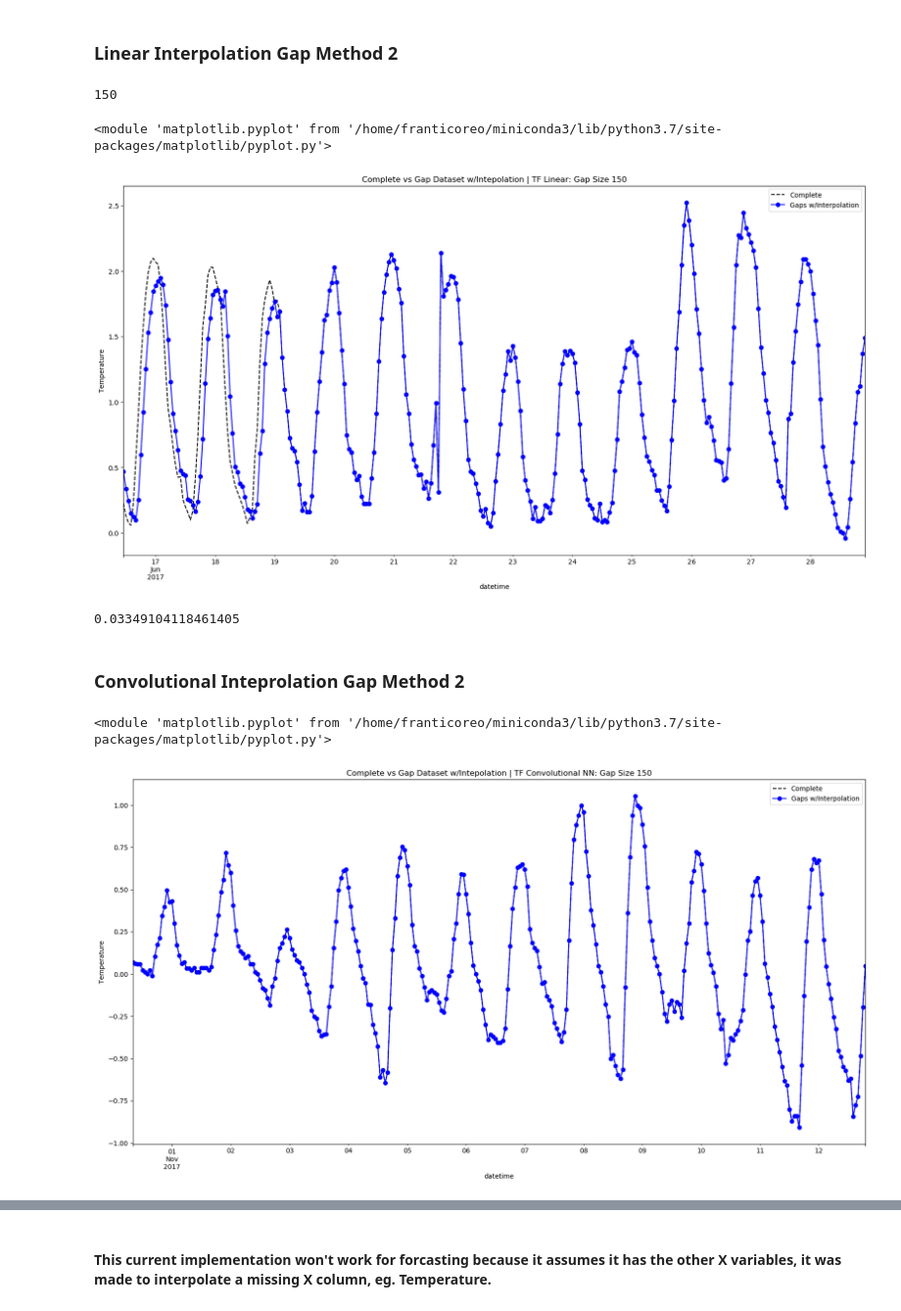
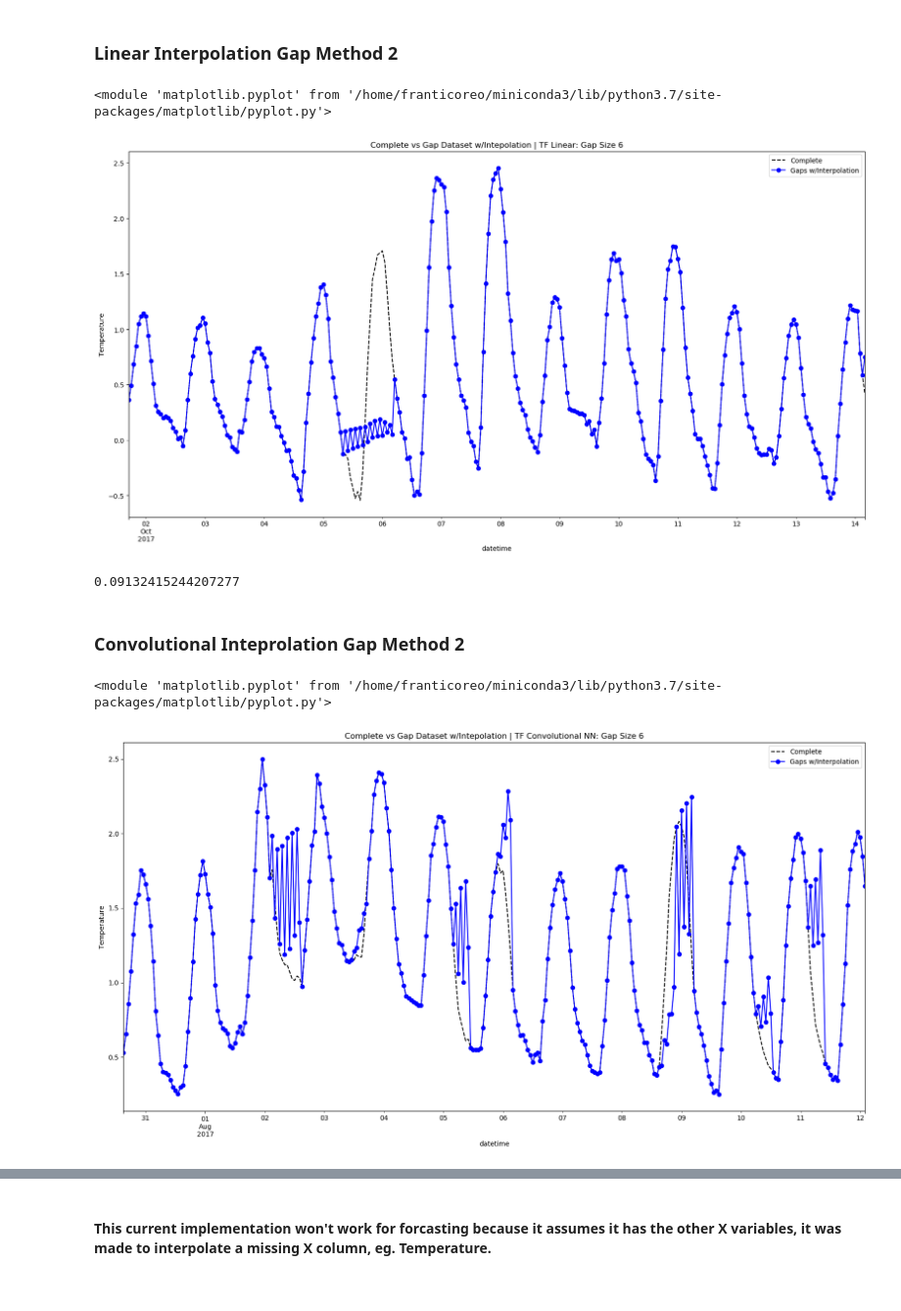
Before and after one commit to franticOreo/WeatherInterpolation, a Jupyter notebook: WeatherDataInterpolation.ipynb, the cells around one changed output, grey strips where cells are left out. Shown at 98% size. Cells and saved outputs as stored; diff of their text form; code cells hidden in the pictures.

Commit message:
fixing peeking model_interpolate function and doing final write up

```diff
--- a/WeatherDataInterpolation.ipynb
+++ b/WeatherDataInterpolation.ipynb
@@ -474,15 +492,14 @@ methods_gap2_df.plot(kind='bar')
 # %%
-gap_size = 6
-fn = f'spline_gap_size_{gap_size}'
+gap_size = 20
+# fn = f'spline_gap_size_{gap_size}'
 
-gap_test_df = create_fixed_gap_df(test_df, gap_pct=0.33, gap_size=gap_size)
+gap_df_break = create_fixed_gap_df(test_df, gap_pct=0.33, gap_size=gap_size)
 
-spline_interp_test = gap_test_df.interpolate(method='akima')
+spline_interp_test = gap_df_break.interpolate(method='spline', order=2)
 
-_ = plot_complete_and_gaps(test_df[RESPONSE_VAR],
+plot_complete_and_gaps(test_df[RESPONSE_VAR],
                        spline_interp_test[RESPONSE_VAR],
                        sample_size=300,
-                       interpolated=True,
                        more_text=f'| Spline: Gap Size {gap_size}',
-                       fn=False)
+                       fn=f'spline_gap_size_{gap_size}')
 # %% [output]
@@ -490,13 +507,0 @@ _ = plot_complete_and_gaps(test_df[RESPONSE_VAR],
-# %%
-gap_size = 150
-fn = f'spline_gap_size_{gap_size}'
-
-gap_test_df = create_fixed_gap_df(test_df, gap_pct=0.33, gap_size=gap_size)
-
-spline_interp_test = gap_test_df.interpolate(method='spline', order=2)
-
-plot_complete_and_gaps(test_df[RESPONSE_VAR],
-                       spline_interp_test[RESPONSE_VAR],
-                       sample_size=300,
-                       more_text=f'| Spline: Gap Size {gap_size}',
-                       fn=False)
@@ -510,27 +508,26 @@ noise2_mses['Spline'] = score_interpolation(spline_interp_test[RESPONSE_VAR], te
 # %% [markdown]
 ### Linear Interpolation Gap Method 2
+# %%
+gap_df_6 = create_fixed_gap_df(test_df_ref, gap_pct=0.2, gap_size=gap_size)
 # %%
-interp2_linear = model_interpolate(linear, single_window, gap_test_df)
+interp2_linear = model_interpolate(linear, single_window, gap_df_6)
-# %%
-gap_size
-# %% [output]
-150
 # %%
 # fn = f'tf_linear_gap_size_{gap_size}'
+gap_size = 6
 
 plot_complete_and_gaps(test_df[RESPONSE_VAR],
-                       interp2_linear,
+                       interp2_linear[RESPONSE_VAR],
                        sample_size=300,
                        interpolated=True,
                        more_text=f'| TF Linear: Gap Size {gap_size}',
-                       fn=False)
+                       fn=f'tf_linear_gap_size_{gap_size}')
 # %% [output]
 <module 'matplotlib.pyplot' from '/home/franticoreo/miniconda3/lib/python3.7/site-packages/matplotlib/pyplot.py'>
-[figure, old version]
+[figure, new version]
 # %%
-noise2_mses['TF Linear'] = score_interpolation(interp2_linear, test_df[RESPONSE_VAR])
+noise2_mses['TF Linear'] = score_interpolation(interp2_linear[RESPONSE_VAR], test_df[RESPONSE_VAR])
 noise2_mses['TF Linear']
 # %% [output]
-0.03349104118461405
+0.09132415244207277
 # %% [markdown]
 ### Convolutional Inteprolation Gap Method 2
@@ -540,12 +539,12 @@ interp2_conv = model_interpolate(conv_model, conv_window, gap_test_df)
 # fn = f'tf_conv_gap_size_{gap_size}'
 
 plot_complete_and_gaps(test_df[RESPONSE_VAR],
-                       interp2_conv,
+                       interp2_conv[RESPONSE_VAR],
                        sample_size=300,
                        interpolated=True,
                        more_text=f'| TF Convolutional NN: Gap Size {gap_size}',
-                       fn=False)
+                       fn=f'tf_conv_gap_size_{gap_size}')
 # %% [output]
 <module 'matplotlib.pyplot' from '/home/franticoreo/miniconda3/lib/python3.7/site-packages/matplotlib/pyplot.py'>
-[figure, old version]
+[figure, new version]
 # %%
```
Also changed, not shown: parts of 33 cells of this notebook, 3 other files.
